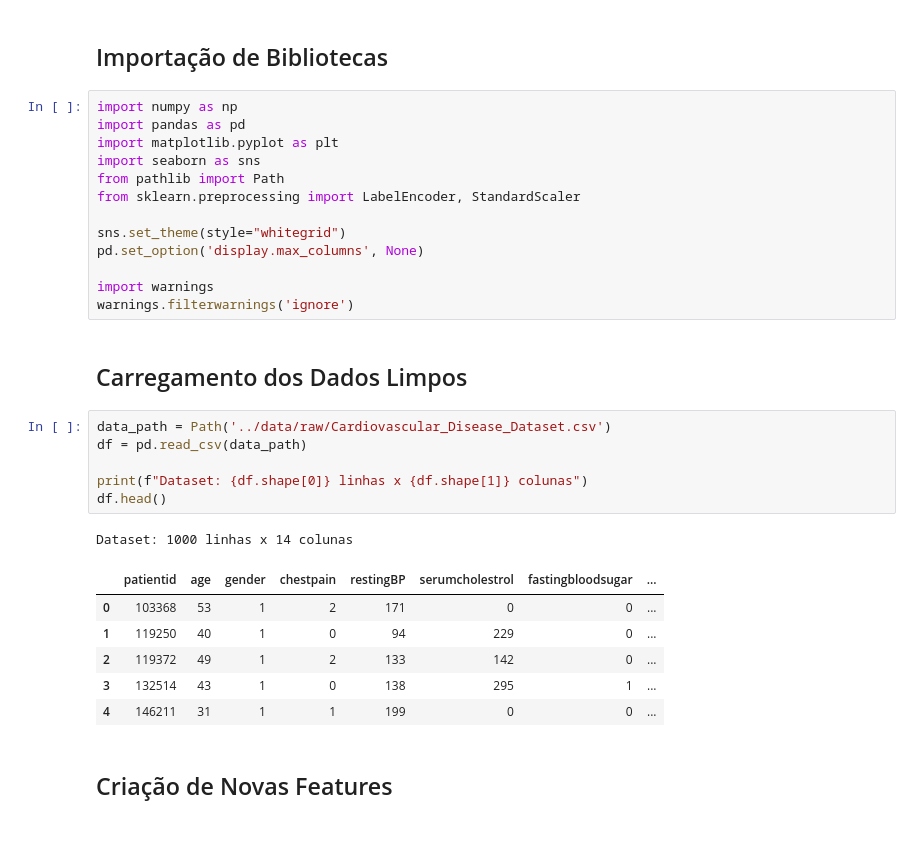
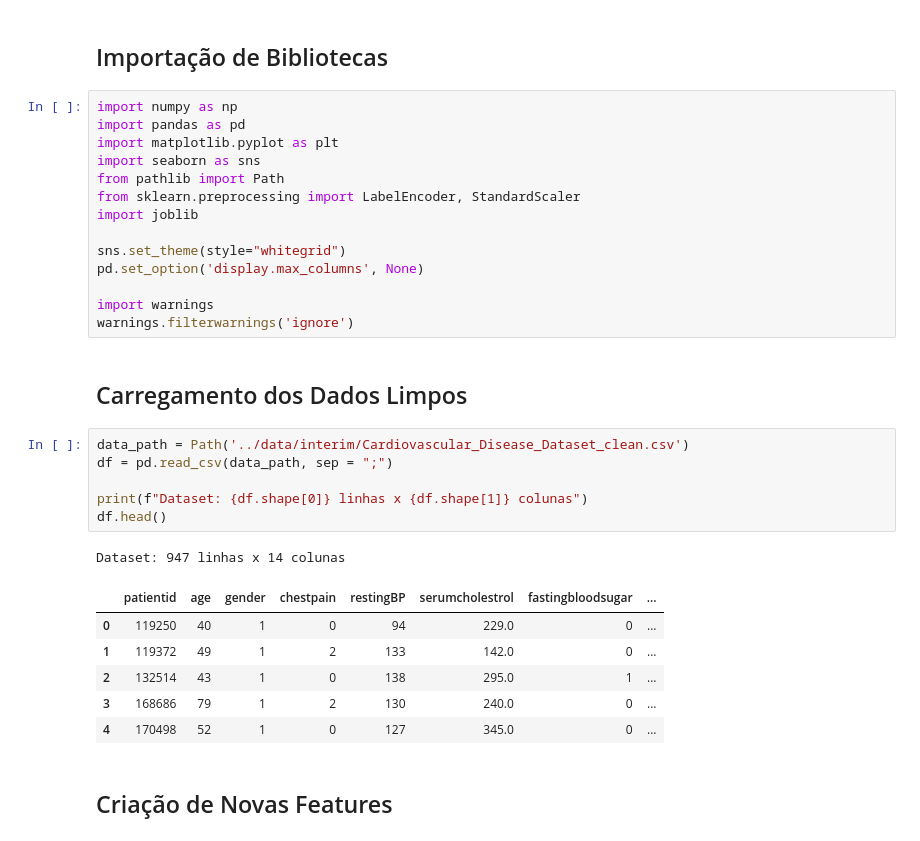
Before and after one commit to Eduardocin/ligia-group-challenge-2026, a Jupyter notebook: notebooks/2.1_feature_engineering.ipynb, the cells around one changed output. Saved outputs shown, nothing was run; the diff lists cells and outputs as text.

```diff
--- a/notebooks/2.1_feature_engineering.ipynb
+++ b/notebooks/2.1_feature_engineering.ipynb
@@ -12,6 +12,7 @@ import matplotlib.pyplot as plt
 import seaborn as sns
 from pathlib import Path
 from sklearn.preprocessing import LabelEncoder, StandardScaler
+import joblib
 
 sns.set_theme(style="whitegrid")
 pd.set_option('display.max_columns', None)
@@ -21,18 +22,18 @@ warnings.filterwarnings('ignore')
 # %% [markdown]
 ## Carregamento dos Dados Limpos
 # %%
-data_path = Path('../data/raw/Cardiovascular_Disease_Dataset.csv')
-df = pd.read_csv(data_path)
+data_path = Path('../data/interim/Cardiovascular_Disease_Dataset_clean.csv')
+df = pd.read_csv(data_path, sep = ";")
 
 print(f"Dataset: {df.shape[0]} linhas x {df.shape[1]} colunas")
 df.head()
 # %% [output]
-Dataset: 1000 linhas x 14 colunas
+Dataset: 947 linhas x 14 colunas
 |  | patientid | age | gender | chestpain | restingBP | serumcholestrol | fastingbloodsugar | ... |
-| 0 | 103368 | 53 | 1 | 2 | 171 | 0 | 0 | ... |
-| 1 | 119250 | 40 | 1 | 0 | 94 | 229 | 0 | ... |
-| 2 | 119372 | 49 | 1 | 2 | 133 | 142 | 0 | ... |
-| 3 | 132514 | 43 | 1 | 0 | 138 | 295 | 1 | ... |
-| 4 | 146211 | 31 | 1 | 1 | 199 | 0 | 0 | ... |
+| 0 | 119250 | 40 | 1 | 0 | 94 | 229.0 | 0 | ... |
+| 1 | 119372 | 49 | 1 | 2 | 133 | 142.0 | 0 | ... |
+| 2 | 132514 | 43 | 1 | 0 | 138 | 295.0 | 1 | ... |
+| 3 | 168686 | 79 | 1 | 2 | 130 | 240.0 | 0 | ... |
+| 4 | 170498 | 52 | 1 | 0 | 127 | 345.0 | 0 | ... |
 # %% [markdown]
 ## Criação de Novas Features
```
Also changed, not shown: parts of 5 cells of this notebook, 5 other files.
